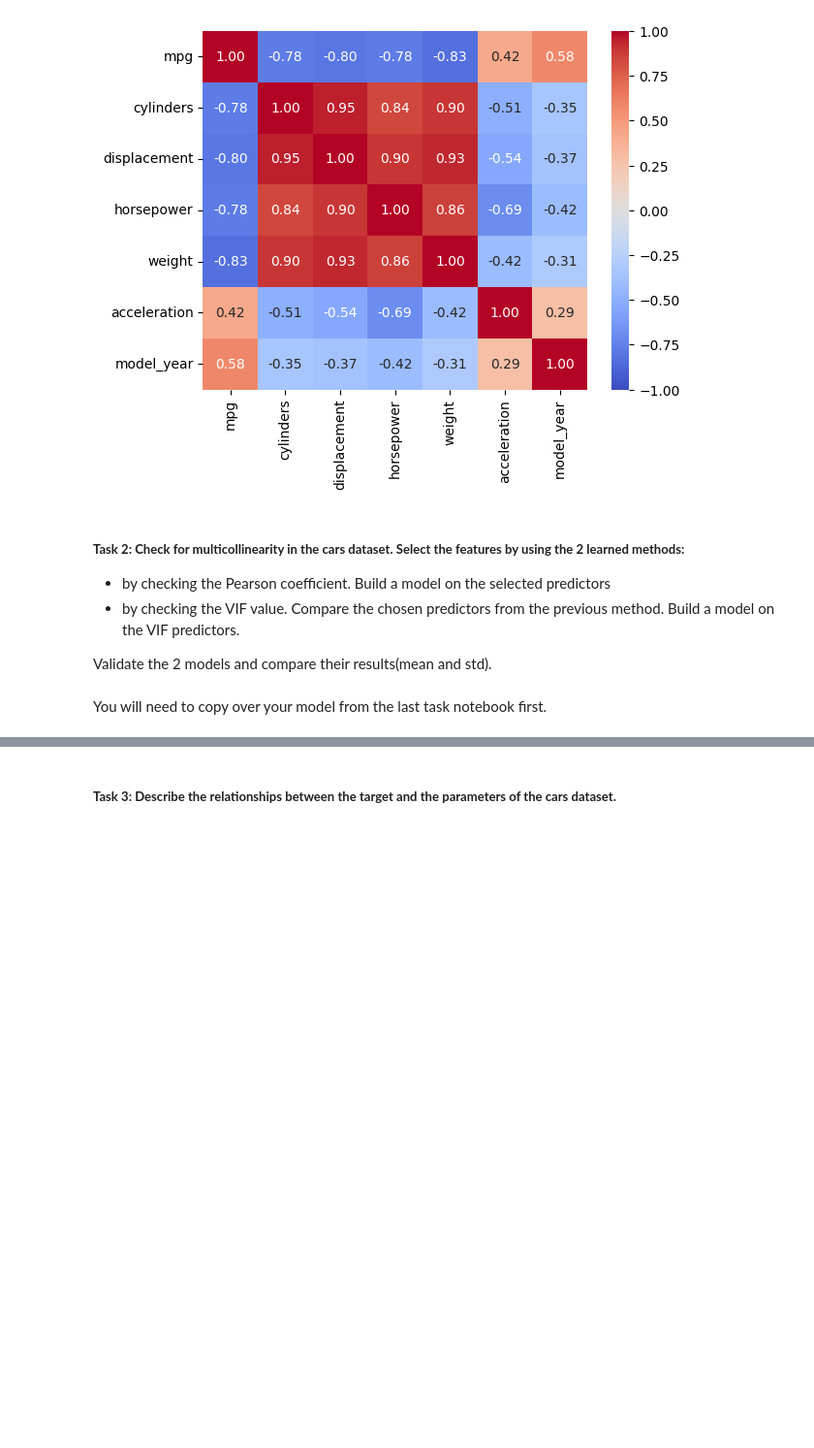
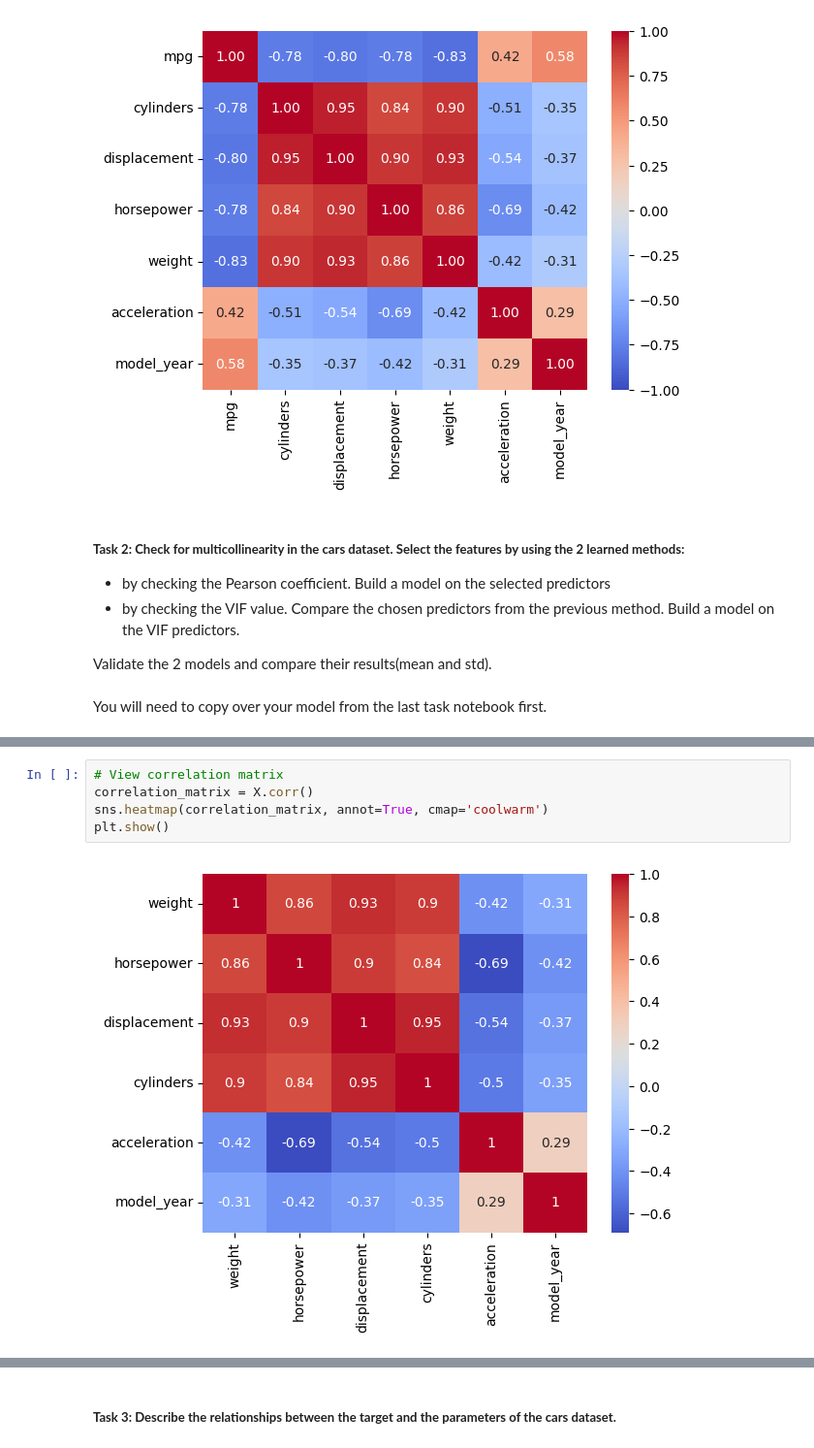
Before and after one commit to KeironTJ/Apprenticeship, a Jupyter notebook: Notebooks/Module 3.2/3.02 - Tasks.ipynb, the cells around one changed output, grey strips where cells are left out. Shown at 97% size. Saved outputs shown, nothing was run; the diff lists cells and outputs as text; blank space fills up the shorter version.

```diff
--- a/Notebooks/Module 3.2/3.02 - Tasks.ipynb
+++ b/Notebooks/Module 3.2/3.02 - Tasks.ipynb
@@ -56,0 +132,7 @@ You will need to copy over your model from the last task notebook first.
+# %%
+# View correlation matrix
+correlation_matrix = X.corr()
+sns.heatmap(correlation_matrix, annot=True, cmap='coolwarm')
+plt.show()
+# %% [output]
+[figure, added]
```
Also changed, not shown: parts of 54 cells of this notebook, 6 other files.
